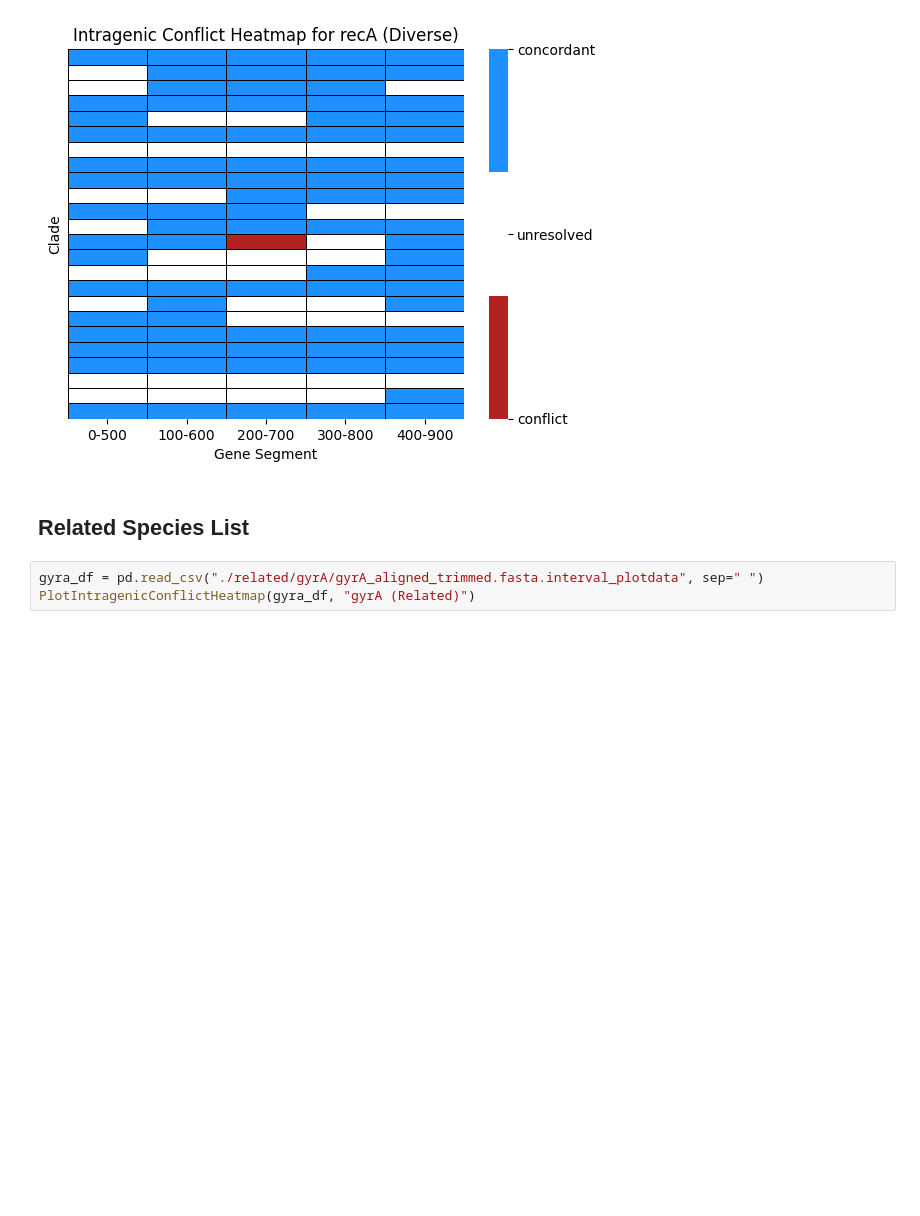
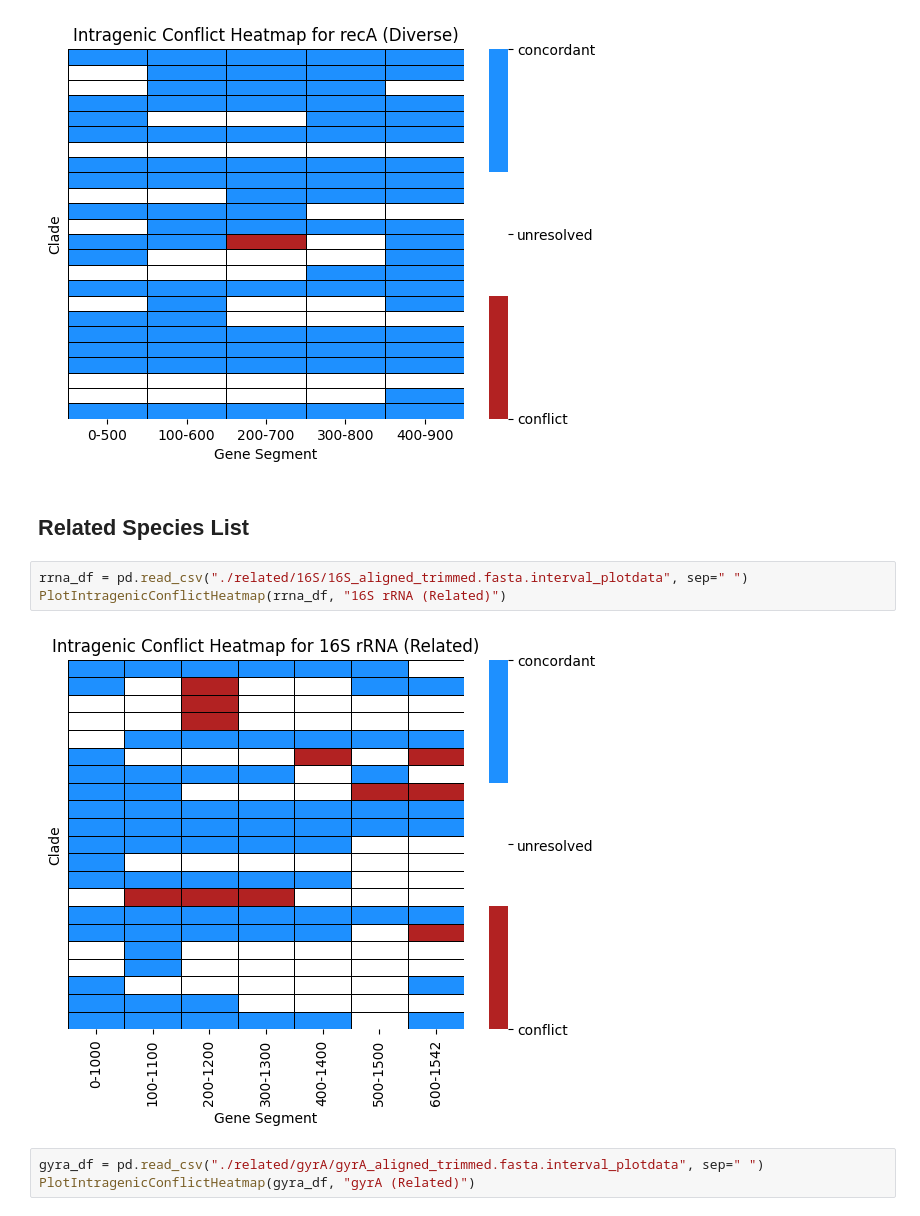
Before and after one commit to peneeta/HGTPhylogeny, a Jupyter notebook: intragenic_conflict/plot_ic_results.ipynb, the cells around one changed output. Saved outputs shown, nothing was run; the diff lists cells and outputs as text; blank space fills up the shorter version.

Commit message:
save ig_conflict_trees

```diff
--- a/intragenic_conflict/plot_ic_results.ipynb
+++ b/intragenic_conflict/plot_ic_results.ipynb
@@ -69,6 +73,11 @@ PlotIntragenicConflictHeatmap(reca_df, "recA (Diverse)")
 [figure]
 # %% [markdown]
 ## Related Species List
+# %%
+rrna_df = pd.read_csv("./related/16S/16S_aligned_trimmed.fasta.interval_plotdata", sep=" ")
+PlotIntragenicConflictHeatmap(rrna_df, "16S rRNA (Related)")
+# %% [output]
+[figure, added]
 # %%
 gyra_df = pd.read_csv("./related/gyrA/gyrA_aligned_trimmed.fasta.interval_plotdata", sep=" ")
 PlotIntragenicConflictHeatmap(gyra_df, "gyrA (Related)")
```
Also changed, not shown: parts of 3 cells of this notebook, 10 other files.
